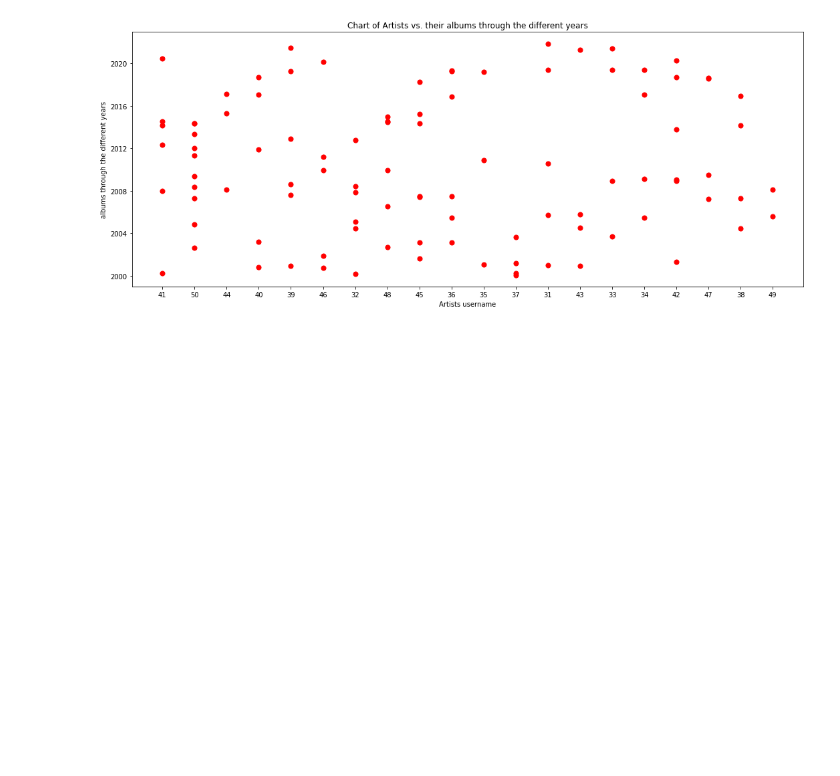
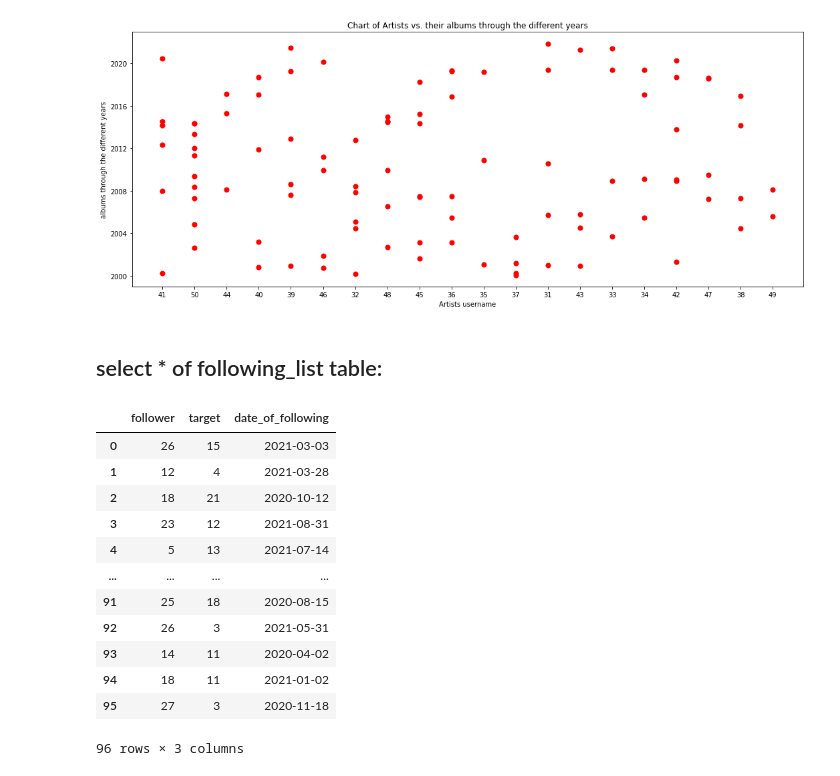
Before and after one commit to benymaxparsa/SYMPHONYC, a Jupyter notebook: plotting and analyzing SYMPHONYC DB/SYMPHONYC_Plots.ipynb, the cells around one changed output. Saved outputs shown, nothing was run; the diff lists cells and outputs as text; code cells hidden in the pictures; blank space fills up the shorter version.

```diff
--- a/plotting and analyzing SYMPHONYC DB/SYMPHONYC_Plots.ipynb
+++ b/plotting and analyzing SYMPHONYC DB/SYMPHONYC_Plots.ipynb
@@ -153,3 +154,26 @@ plt.ylabel("albums through the different years")
 # %% [output]
 Text(0, 0.5, 'albums through the different years')
 [figure]
+# %% [markdown]
+## select * of following_list table:
+# %%
+sql_select_all_following_list = """
+                    SELECT *
+                        FROM following_list
+"""
+following_list_df = sqlio.read_sql_query(sql_select_all_following_list, db)
+display(following_list_df)
+# %% [output]
+|  | follower | target | date_of_following |
+| 0 | 26 | 15 | 2021-03-03 |
+| 1 | 12 | 4 | 2021-03-28 |
+| 2 | 18 | 21 | 2020-10-12 |
+| 3 | 23 | 12 | 2021-08-31 |
+| 4 | 5 | 13 | 2021-07-14 |
+| ... | ... | ... | ... |
+| 91 | 25 | 18 | 2020-08-15 |
+| 92 | 26 | 3 | 2021-05-31 |
+| 93 | 14 | 11 | 2020-04-02 |
+| 94 | 18 | 11 | 2021-01-02 |
+| 95 | 27 | 3 | 2020-11-18 |
+96 rows × 3 columns
```
Also changed, not shown: parts of 2 cells of this notebook.
